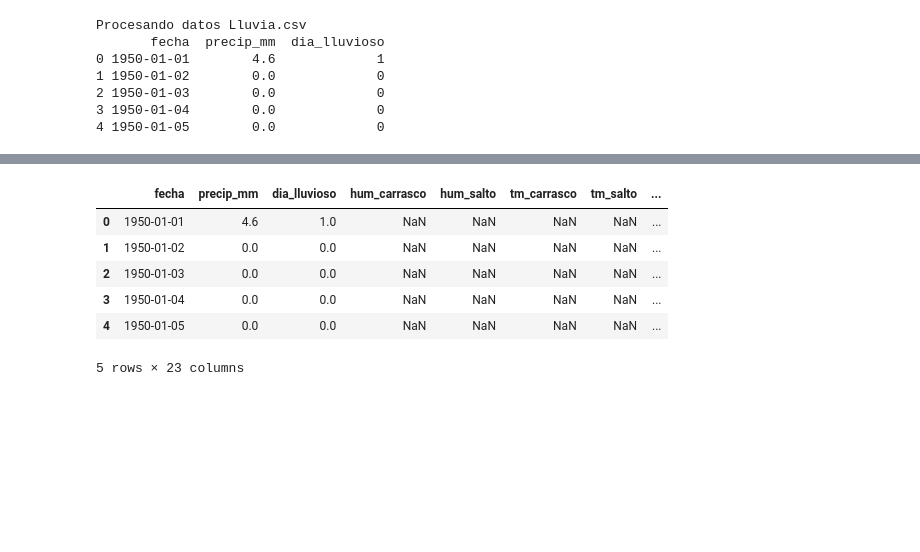
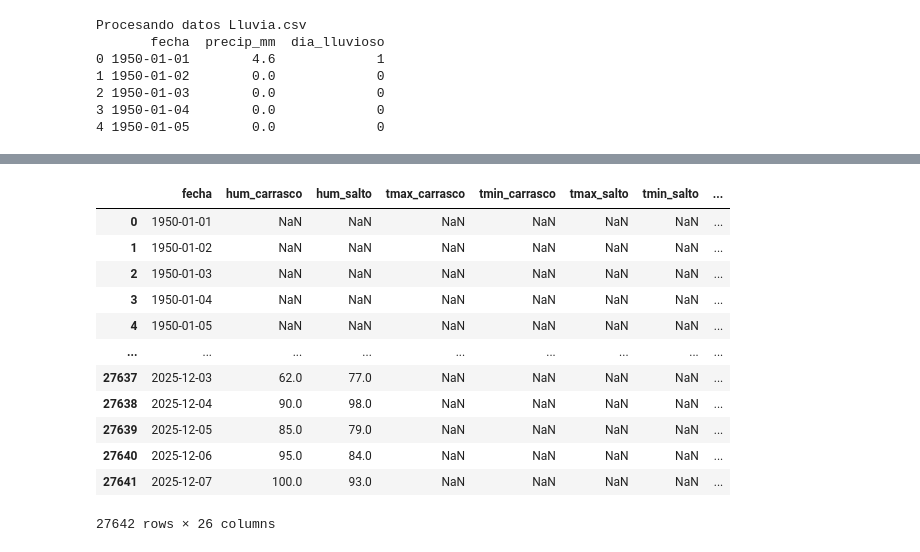
Before and after one commit to Ezequiel-Capo/MachineLearningLab, a Jupyter notebook: LAB1/Script/preprocesamiento.ipynb, the cells around one changed output, grey strips where cells are left out. Cells and saved outputs as stored; diff of their text form; code cells hidden in the pictures; blank space fills up the shorter version.

```diff
--- a/LAB1/Script/preprocesamiento.ipynb
+++ b/LAB1/Script/preprocesamiento.ipynb
@@ -113,7 +120,6 @@ media_por_mes = df_temp.groupby("mes")[[
     "tmax_salto",
     "tmin_salto"
 ]].mean()
-#print("Valores nulos ANTES de llenar NaN:")
 #print(df_temp[["tmax_carrasco", "tmin_carrasco", "tmax_salto", "tmin_salto"]].isna().sum())
 # llenar NaN con la media del mes, para cada colmn
 for col in ["tmax_carrasco", "tmin_carrasco", "tmax_salto", "tmin_salto"]:
@@ -136,7 +142,7 @@ p10_mins, p30_mins, p70_mins, p90_mins = np.percentile(df_temp["tmin_salto"], [1
 print(f"Carrasco MAX - Percentiles: P10={p10_maxc:.1f}°C, P30={p30_maxc:.1f}°C, P70={p70_maxc:.1f}°C, P90={p90_maxc:.1f}°C")
 print(f"Carrasco MIN - Percentiles: P10={p10_minc:.1f}°C, P30={p30_minc:.1f}°C, P70={p70_minc:.1f}°C, P90={p90_minc:.1f}°C")
 
-print(f"Salto MAx - Percentiles: P10={p10_maxs:.1f}°C, P30={p30_maxs:.1f}°C, P70={p70_maxs:.1f}°C, P90={p90_maxs:.1f}°C")
+print(f"Salto MAX - Percentiles: P10={p10_maxs:.1f}°C, P30={p30_maxs:.1f}°C, P70={p70_maxs:.1f}°C, P90={p90_maxs:.1f}°C")
 print(f"Salto  MIN  - Percentiles: P10={p10_mins:.1f}°C, P30={p30_mins:.1f}°C, P70={p70_mins:.1f}°C, P90={p90_mins:.1f}°C")
 # Función de categorización basada en percentiles
 def categorizar_por_percentiles_tmin_tmax(temp, p10, p30, p70, p90):
@@ -169,6 +175,12 @@ df_temp["tmax_carrasco"] = df_temp["tmax_carrasco"].apply(
 df_temp["tmin_carrasco"] = df_temp["tmin_carrasco"].apply(
     lambda t: categorizar_por_percentiles_tmin_tmax(t, p10_minc, p30_minc, p70_minc, p90_minc)
 )
+df_temp["tmax_salto"] = df_temp["tmax_salto"].apply(
+    lambda t: categorizar_por_percentiles_tmin_tmax(t, p10_maxc, p30_maxc, p70_maxc, p90_maxc)
+)
+df_temp["tmin_salto"] = df_temp["tmin_salto"].apply(
+    lambda t: categorizar_por_percentiles_tmin_tmax(t, p10_minc, p30_minc, p70_minc, p90_minc)
+)
 
 # ====== Discretización de amplitud térmica ======
 
@@ -182,8 +194,8 @@ p65_amp_s = np.percentile(df_temp["amplitud_salto"], 50)
 p85_amp_s = np.percentile(df_temp["amplitud_salto"], 85)
 
 # Mostrar umbrales (opcional)
-print(f"\nCarrasco - Amplitud: P25={p25_amp_c:.1f}°C, P50={p65_amp_c:.1f}°C, P85={p85_amp_c:.1f}°C")
-print(f"Salto    - Amplitud: P25={p25_amp_s:.1f}°C, P50={p65_amp_s:.1f}°C, P85={p85_amp_s:.1f}°C")
+# print(f"\nCarrasco - Amplitud: P25={p25_amp_c:.1f}°C, P50={p65_amp_c:.1f}°C, P85={p85_amp_c:.1f}°C")
+# print(f"Salto    - Amplitud: P25={p25_amp_s:.1f}°C, P50={p65_amp_s:.1f}°C, P85={p85_amp_s:.1f}°C")
 
 # Aplicar categorización a amplitud
 df_temp["amplitud_carrasco"] = df_temp["amplitud_carrasco"].apply(
@@ -199,13 +211,14 @@ df_temp = df_temp[[
     "fecha",
     "tmax_carrasco",
     "tmin_carrasco",
+    "tmax_salto",
+    "tmin_salto",
     "amplitud_carrasco",
-    "amplitud_salto"  # o también puedes incluir Salto si lo necesitas
+    "amplitud_salto"
 ]]
 
 # Mostrar resultados
-print("\ndf_temp.head(5):")
-print(df_temp.head(5))
+df_temp
 # %% [output]
 Procesando datos Temperatura.csv
 Carrasco MAX - Percentiles: P10=13.1°C, P30=17.4°C, P70=24.5°C, P90=29.0°C
@@ -331,8 +250,12 @@ df_global = pd.merge(df_global, df_hum, on="fecha", how="outer")
 # Hacer merge con temperatura
 #df_global = pd.merge(df_global, df_temp, on="fecha", how="outer")
 df_global = pd.merge(df_global, df_temp, on="fecha", how="outer")
-print("df_global head:")
-#print(df_global.head(10))
-print(df_global[df_global["fecha"] >= "1980-01-01"].head(10))
+
+df_global = df_global[[ "fecha",
+                       "hum_carrasco", "hum_salto",
+                       "tmax_carrasco", "tmin_carrasco", "tmax_salto", "tmin_salto", "amplitud_carrasco", "amplitud_salto", "dia_lluvioso"]]
+
+print(df_global)
+df_global.to_csv('../Dataset_INUMET/data.csv', index=False)
 # %% [output]
 Combinando datasets en df_global
@@ -443,41 +366,47 @@ df_vis = df_vis.rename(columns={
     "Fecha/hora": "fecha",
     "VisibilidadCarrasco ": "vis_carrasco",
     "VisibilidadSalto ": "vis_salto"
 })
 
 df_vis["fecha"] = pd.to_datetime(
     df_vis["fecha"],
     dayfirst=True,
     infer_datetime_format=True,  # infiere si hay hora o no
     errors = "coerce"
 )
 df_vis["fecha"] = df_vis["fecha"].dt.date
 df_vis["fecha"] = pd.to_datetime(df_vis["fecha"])
 
 df_vis["vis_carrasco"] = pd.to_numeric(df_vis["vis_carrasco"], errors="coerce")
 df_vis["vis_salto"] = pd.to_numeric(df_vis["vis_salto"], errors="coerce")
 
 df_vis = df_vis.groupby("fecha").agg({
     "vis_carrasco": ["mean", "max", "min"],
     "vis_salto": ["mean", "max", "min"]
 })
 
 df_vis.columns = [
     "vis_carrasco_prom", "vis_carrasco_max", "vis_carrasco_min",
     "vis_salto_prom", "vis_salto_max", "vis_salto_min"
 ]
 
 df_global = pd.merge(df_global,df_vis,how="left",on="fecha")
 
-df_global.head()
+df_global
 # %% [output]
-|  | fecha | precip_mm | dia_lluvioso | hum_carrasco | hum_salto | tm_carrasco | tm_salto | ... |
-| 0 | 1950-01-01 | 4.6 | 1.0 | NaN | NaN | NaN | NaN | ... |
-| 1 | 1950-01-02 | 0.0 | 0.0 | NaN | NaN | NaN | NaN | ... |
-| 2 | 1950-01-03 | 0.0 | 0.0 | NaN | NaN | NaN | NaN | ... |
-| 3 | 1950-01-04 | 0.0 | 0.0 | NaN | NaN | NaN | NaN | ... |
-| 4 | 1950-01-05 | 0.0 | 0.0 | NaN | NaN | NaN | NaN | ... |
+|  | fecha | hum_carrasco | hum_salto | tmax_carrasco | tmin_carrasco | tmax_salto | tmin_salto | ... |
+| 0 | 1950-01-01 | NaN | NaN | NaN | NaN | NaN | NaN | ... |
+| 1 | 1950-01-02 | NaN | NaN | NaN | NaN | NaN | NaN | ... |
+| 2 | 1950-01-03 | NaN | NaN | NaN | NaN | NaN | NaN | ... |
+| 3 | 1950-01-04 | NaN | NaN | NaN | NaN | NaN | NaN | ... |
+| 4 | 1950-01-05 | NaN | NaN | NaN | NaN | NaN | NaN | ... |
+| ... | ... | ... | ... | ... | ... | ... | ... | ... |
+| 27637 | 2025-12-03 | 62.0 | 77.0 | NaN | NaN | NaN | NaN | ... |
+| 27638 | 2025-12-04 | 90.0 | 98.0 | NaN | NaN | NaN | NaN | ... |
+| 27639 | 2025-12-05 | 85.0 | 79.0 | NaN | NaN | NaN | NaN | ... |
+| 27640 | 2025-12-06 | 95.0 | 84.0 | NaN | NaN | NaN | NaN | ... |
+| 27641 | 2025-12-07 | 100.0 | 93.0 | NaN | NaN | NaN | NaN | ... |
-5 rows × 23 columns
+27642 rows × 26 columns
 # %%
 # ===== Fenomenos.csv =====
 
```
Also changed, not shown: parts of 8 cells of this notebook, 3 other files.
